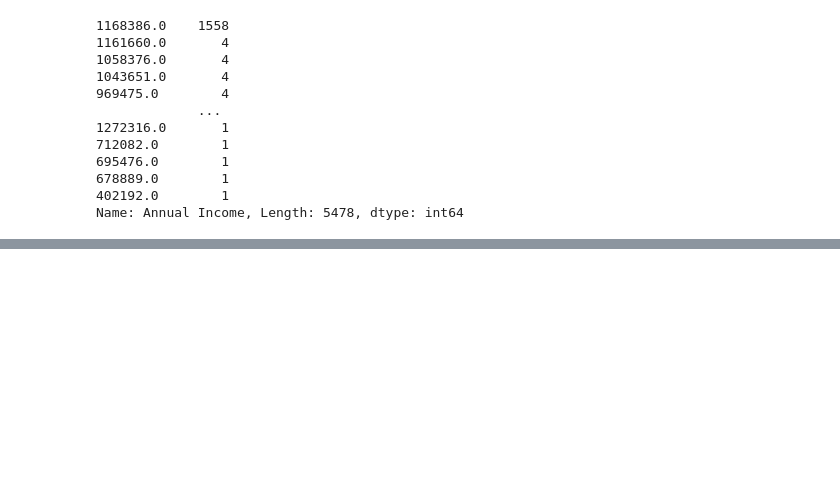
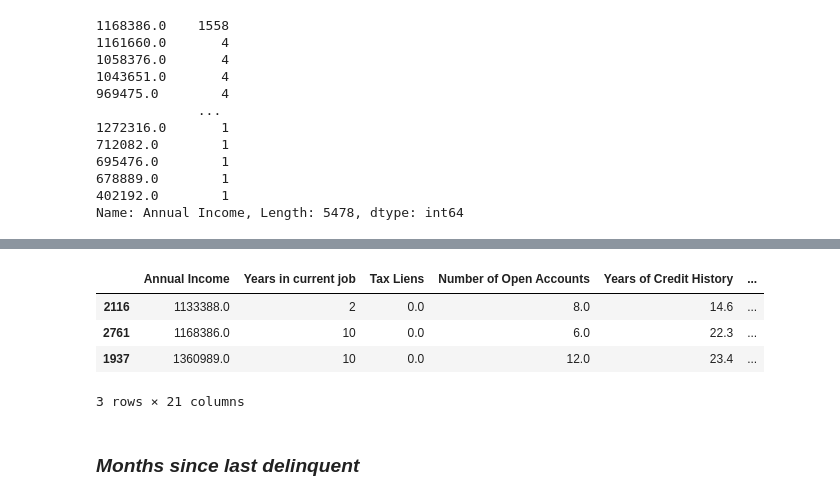
Before and after one commit to adurzin/data_science_cont, a Jupyter notebook: course.ipynb, the cells around one changed output, grey strips where cells are left out. Drawn from its saved outputs; the diff is of its cells as text; code cells hidden in the pictures; blank space fills up the shorter version.

```diff
--- a/course.ipynb
+++ b/course.ipynb
@@ -96,0 +144,5 @@ Name: Annual Income, Length: 5478, dtype: int64
+# %%
+df_train['Years in current job NaN'] = 0
+df_train.loc[df_train['Annual Income'].isna(), 'Years in current job NaN'] = 1
+years_mode = df_train['Years in current job'].mode()[0]
+years_mode
@@ -96,0 +151,2 @@ Name: Annual Income, Length: 5478, dtype: int64
+# %%
+df_train['Years in current job'].fillna(years_mode, inplace=True)
@@ -96,0 +168,16 @@ Name: Annual Income, Length: 5478, dtype: int64
+# %%
+years_to_numbers = {'< 1 year': 0, '1 year': 1, '2 years': 2, '3 years': 3,
+              '4 years': 4, '5 years': 5, '6 years': 6, '7 years': 7,
+             '8 years': 8, '9 years': 9, '10+ years': 10}
+# %%
+df_train['Years in current job'].replace(years_to_numbers, inplace=True)
+# %%
+df_train.sample(3)
+# %% [output]
+|  | Annual Income | Years in current job | Tax Liens | Number of Open Accounts | Years of Credit History | ... |
+| 2116 | 1133388.0 | 2 | 0.0 | 8.0 | 14.6 | ... |
+| 2761 | 1168386.0 | 10 | 0.0 | 6.0 | 22.3 | ... |
+| 1937 | 1360989.0 | 10 | 0.0 | 12.0 | 23.4 | ... |
+3 rows × 21 columns
+# %% [markdown]
+### *Months since last delinquent*
```
Also changed, not shown: parts of 13 cells of this notebook.
